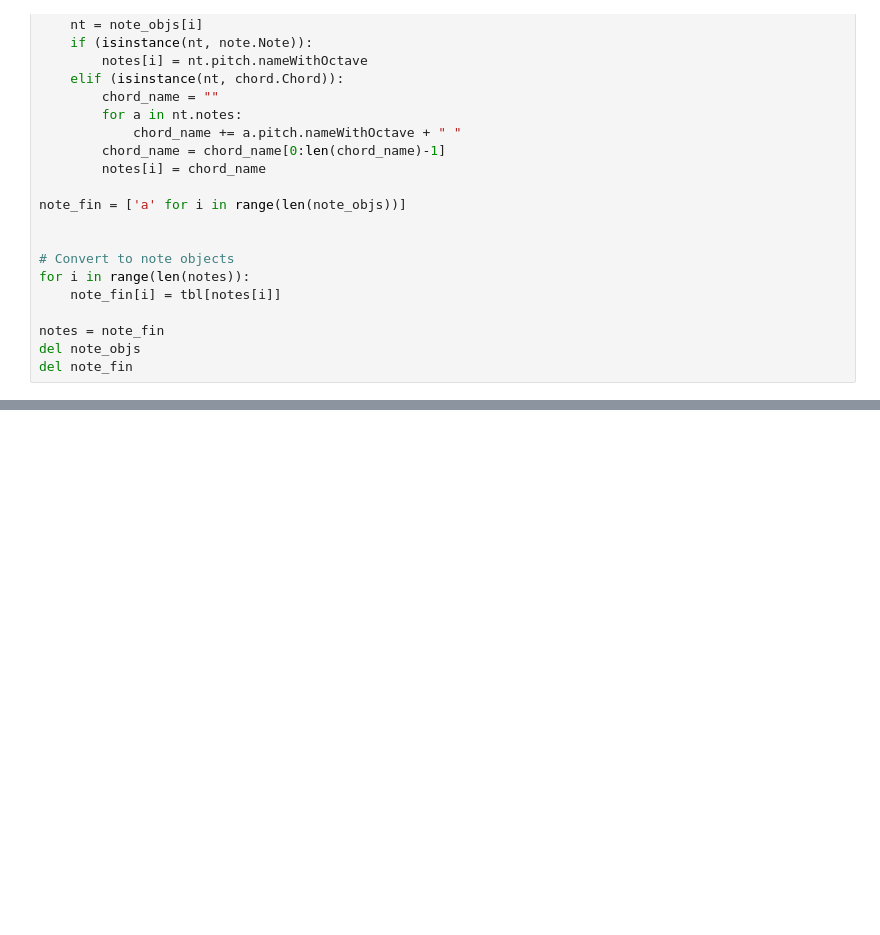
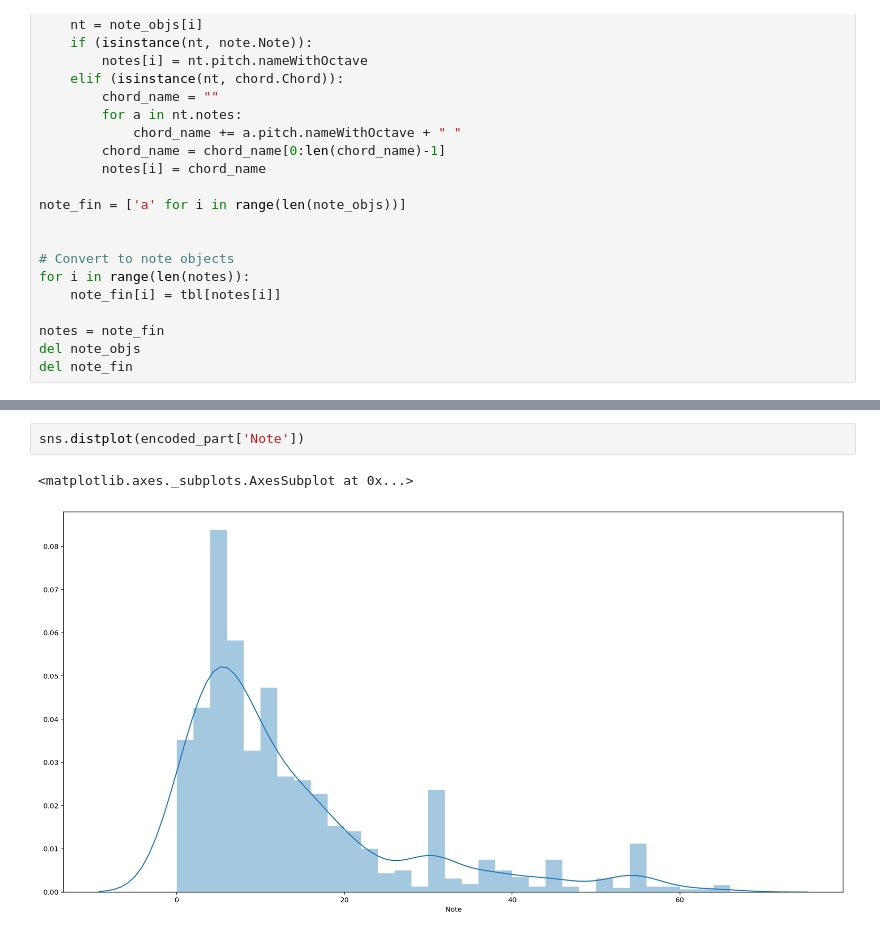
Before and after one commit to adityathakkar/deepguitar, a Jupyter notebook: preproccessing.ipynb, the cells around one changed output, grey strips where cells are left out. Saved outputs shown, nothing was run; the diff lists cells and outputs as text; blank space fills up the shorter version.

```diff
--- a/preproccessing.ipynb
+++ b/preproccessing.ipynb
@@ -211,0 +224,5 @@ SHIT
+# %%
+sns.distplot(encoded_part['Note'])
+# %% [output]
+<matplotlib.axes._subplots.AxesSubplot at 0x...>
+[figure, added]
```
Also changed, not shown: parts of 12 cells of this notebook.
